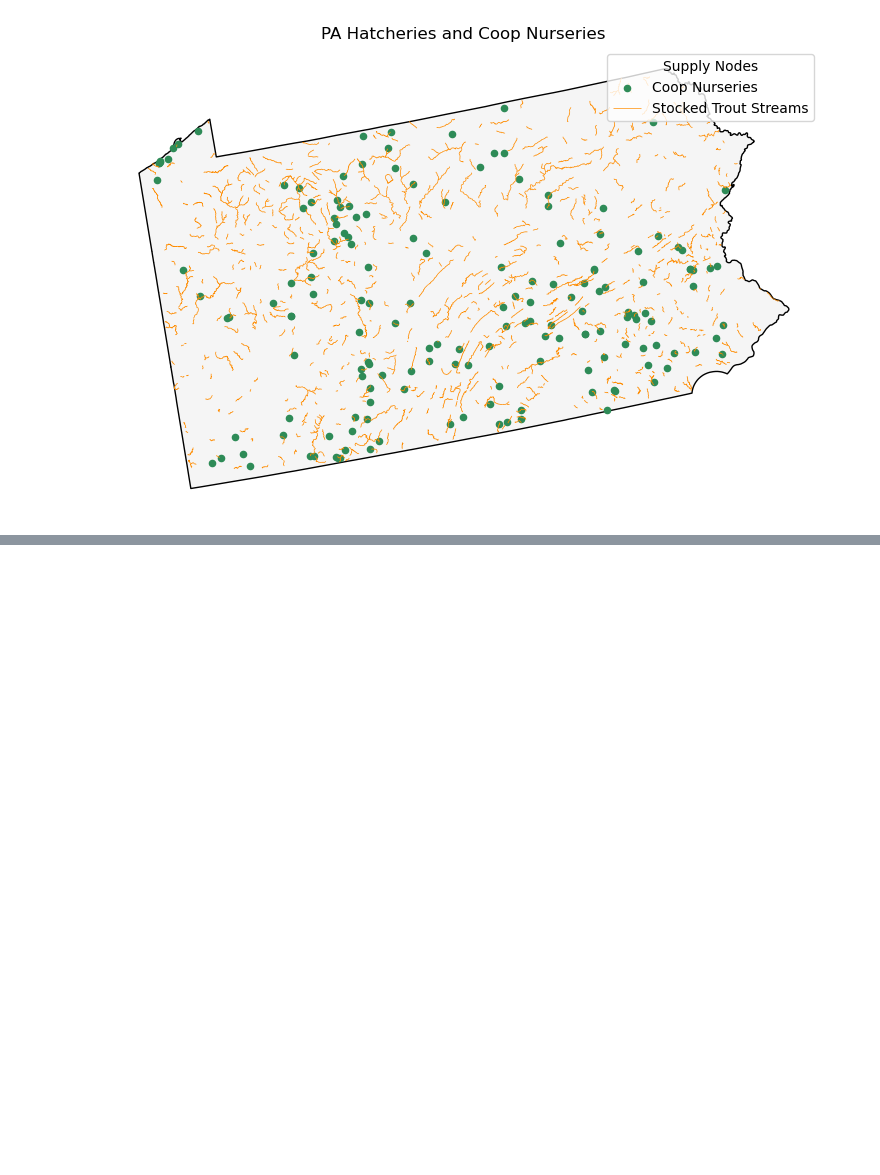
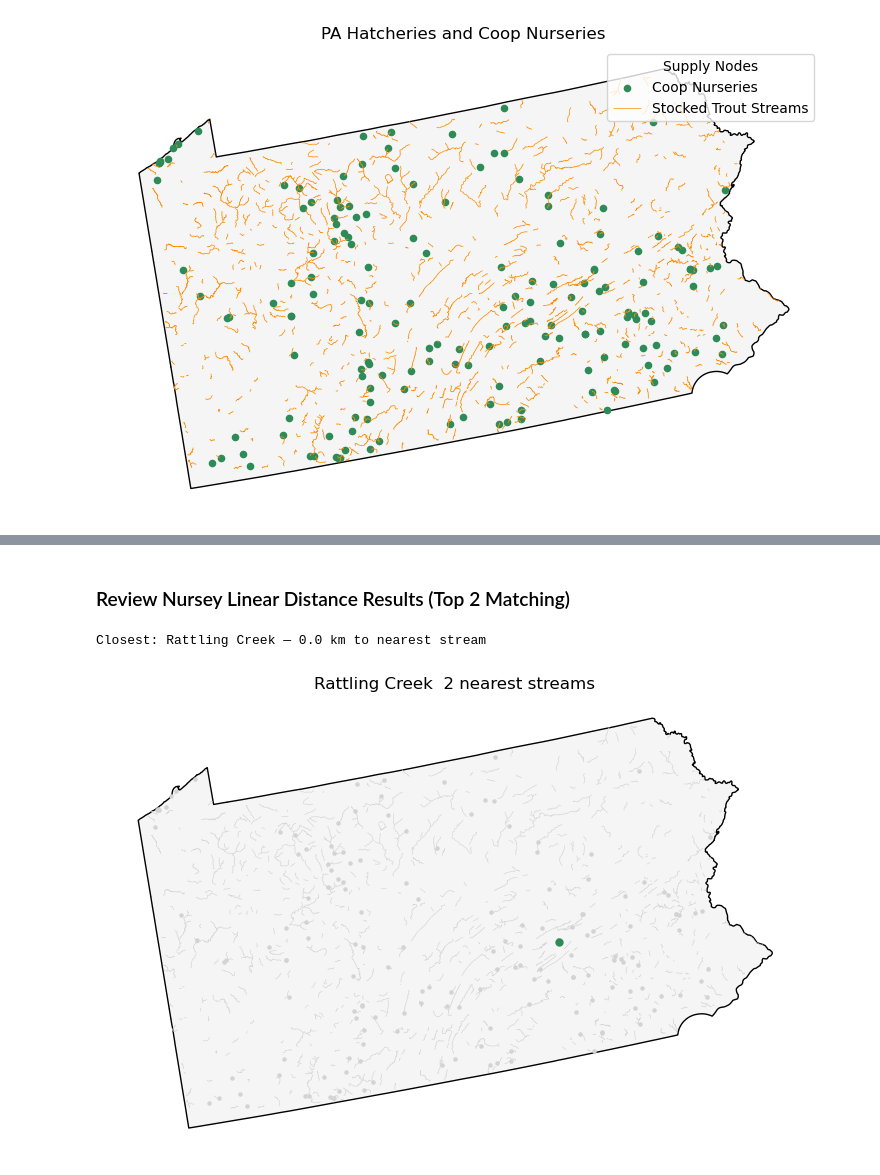
Before and after one commit to LoydGC/Troutimization-Project, a Jupyter notebook: notebooks/travel_arcs.ipynb, the cells around one changed output, grey strips where cells are left out. Saved outputs shown, nothing was run; the diff lists cells and outputs as text; code cells hidden in the pictures; blank space fills up the shorter version.

```diff
--- a/notebooks/travel_arcs.ipynb
+++ b/notebooks/travel_arcs.ipynb
@@ -158,0 +149,78 @@ result
+# %% [markdown]
+### Review Nursey Linear Distance Results (Top 2 Matching)
+# %%
+
+
+def plot_nursery(nursery_name):
+    h = coop_nurseries.loc[
+        coop_nurseries["NURSERY_NA"] == nursery_name
+    ].iloc[0]
+    near = result.loc[
+        result["nursery"] == nursery_name
+    ].sort_values("rank")
+
+    fig, ax = plt.subplots(figsize=(9, 7))
+    pa_boundary.plot(ax=ax, color="whitesmoke", edgecolor="black", zorder=0)
+    stocked_trout.plot(ax=ax, color="lightgray", linewidth=0.4, zorder=1)
+    coop_nurseries.plot(ax=ax, color="lightgray", markersize=5, zorder=2)
+    coop_nurseries.loc[
+        coop_nurseries["NURSERY_NA"] == nursery_name
+    ].plot(ax=ax, color="seagreen", markersize=25, zorder=4)
+
+    cmap = plt.cm.autumn_r
+    for row in near.itertuples():
+        stream_geom = stocked_trout.loc[
+            stocked_trout["GlobalID"] == row.global_id
+        ]
+        color = cmap(0.3 + 0.5 / row.rank)
+        stream_geom.plot(ax=ax, color=color, linewidth=2.5, zorder=3)
+        nearest_on_stream = nearest_points(
+            h.geometry, stream_geom.geometry.union_all()
+        )[1]
+        arc = LineString([h.geometry, nearest_on_stream])
+        gpd.GeoSeries([arc], crs=CRS_M).plot(
+            ax=ax, color=color, linewidth=1.5, linestyle="--", zorder=3,
+        )
+
+    ax.set_title(f"{nursery_name}  {N_NEAREST} nearest streams")
+    ax.set_axis_off()
+    plt.show()
+
+
+def plot_random_nursery():
+    """Pick a random nursery and plot it."""
+    name = random.choice(coop_nurseries["NURSERY_NA"].dropna().unique().tolist())
+    plot_nursery(name)
+
+
+def plot_by_global_id(global_id):
+    """Plot whichever nursery has the given nearest-stream global_id in `result`."""
+    match = result.loc[result["global_id"] == global_id]
+    if match.empty:
+        raise ValueError(f"global_id {global_id!r} not found in result")
+    plot_nursery(match.iloc[0]["nursery"])
+
+
+def plot_farthest_nursery():
+    """Plot the nursery whose closest stream is farthest away."""
+    row = result.loc[result["rank"] == 1].sort_values("dist_km", ascending=False).iloc[0]
+    print(f"Farthest: {row['nursery']} — {row['dist_km']} km to nearest stream")
+    plot_nursery(row["nursery"])
+
+
+def plot_closest_nursery():
+    """Plot the nursery whose closest stream is nearest of all."""
+    row = result.loc[result["rank"] == 1].sort_values("dist_km", ascending=True).iloc[0]
+    print(f"Closest: {row['nursery']} — {row['dist_km']} km to nearest stream")
+    plot_nursery(row["nursery"])
+
+
+# --- run one of these ---
+#plot_random_nursery()
+# plot_by_global_id("{SOME-GUID-HERE}")
+#plot_nursery("3 C's Trout")
+#plot_farthest_nursery()
+plot_closest_nursery()
+# %% [output]
+Closest: Rattling Creek — 0.0 km to nearest stream
+[figure, added]
```
Also changed, not shown: parts of 3 cells of this notebook, 1 other file.
